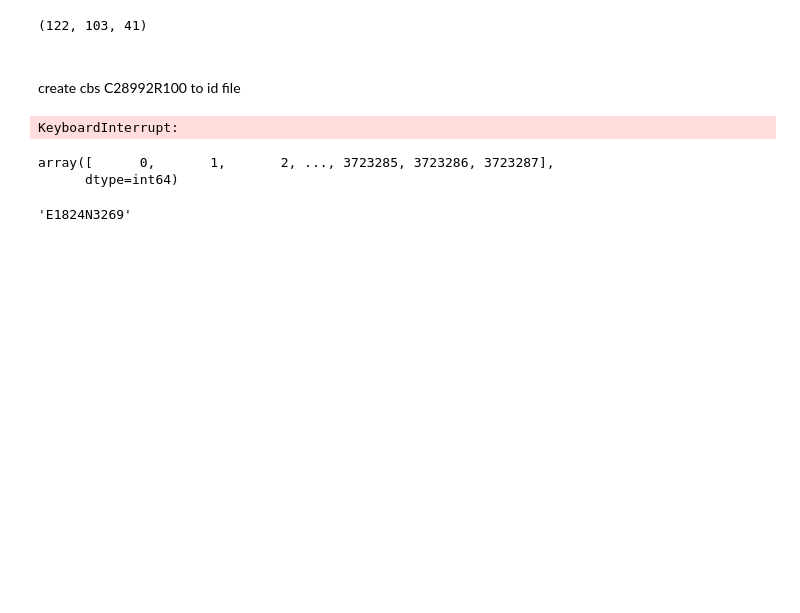
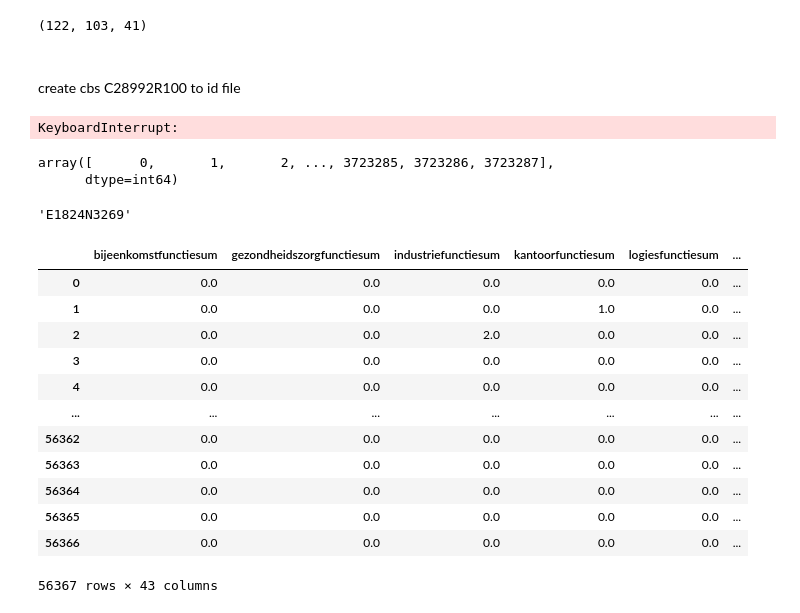
Before and after one commit to NielsvanOpstal/Thesis, a Jupyter notebook: rasterer.ipynb, the cells around one changed output. Cells and saved outputs as stored; diff of their text form; code cells hidden in the pictures; blank space fills up the shorter version.

```diff
--- a/rasterer.ipynb
+++ b/rasterer.ipynb
@@ -145,6 +145,22 @@ df16 = load_data(2016)
 df17 = load_data(2017)
 df18 = load_data(2018)
 df19 = load_data(2019)
+# %%
+df15
+# %% [output]
+|  | bijeenkomstfunctiesum | gezondheidszorgfunctiesum | industriefunctiesum | kantoorfunctiesum | logiesfunctiesum | ... |
+| 0 | 0.0 | 0.0 | 0.0 | 0.0 | 0.0 | ... |
+| 1 | 0.0 | 0.0 | 0.0 | 1.0 | 0.0 | ... |
+| 2 | 0.0 | 0.0 | 2.0 | 0.0 | 0.0 | ... |
+| 3 | 0.0 | 0.0 | 0.0 | 0.0 | 0.0 | ... |
+| 4 | 0.0 | 0.0 | 0.0 | 0.0 | 0.0 | ... |
+| ... | ... | ... | ... | ... | ... | ... |
+| 56362 | 0.0 | 0.0 | 0.0 | 0.0 | 0.0 | ... |
+| 56363 | 0.0 | 0.0 | 0.0 | 0.0 | 0.0 | ... |
+| 56364 | 0.0 | 0.0 | 0.0 | 0.0 | 0.0 | ... |
+| 56365 | 0.0 | 0.0 | 0.0 | 0.0 | 0.0 | ... |
+| 56366 | 0.0 | 0.0 | 0.0 | 0.0 | 0.0 | ... |
+56367 rows × 43 columns
 # %%
 with open('cbs_id_koppel.pickle', 'rb') as handle:
     b = pickle.load(handle)
```
Also changed, not shown: parts of 2 cells of this notebook, 7 other files.
